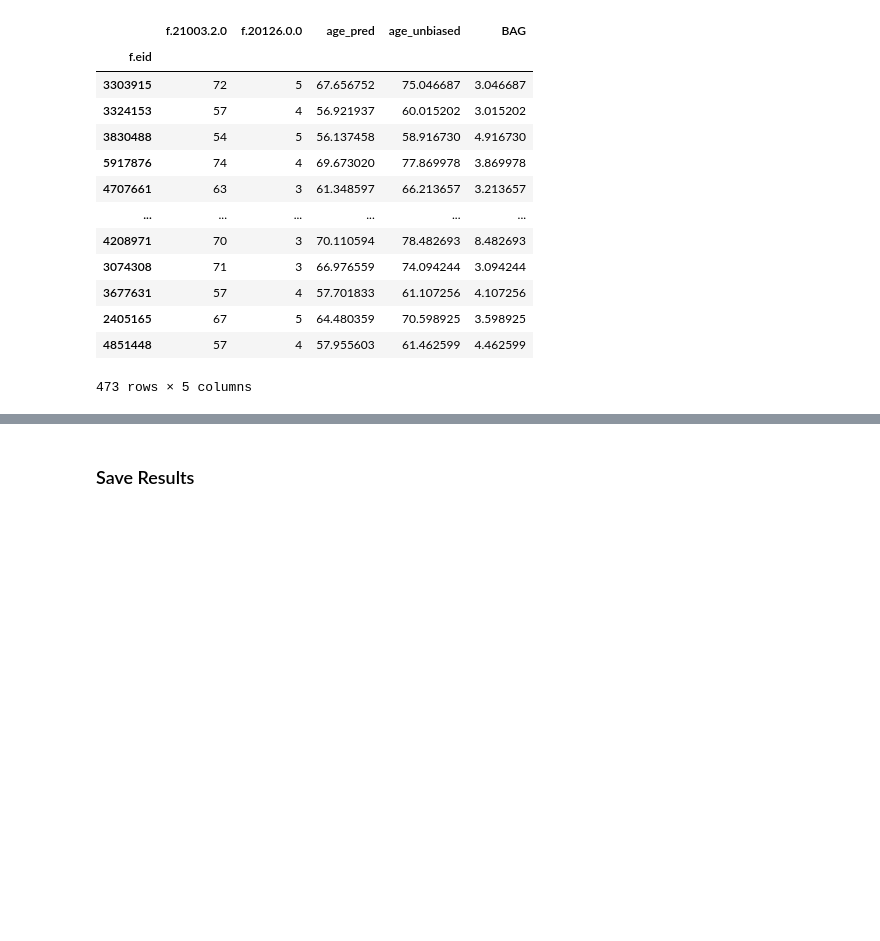
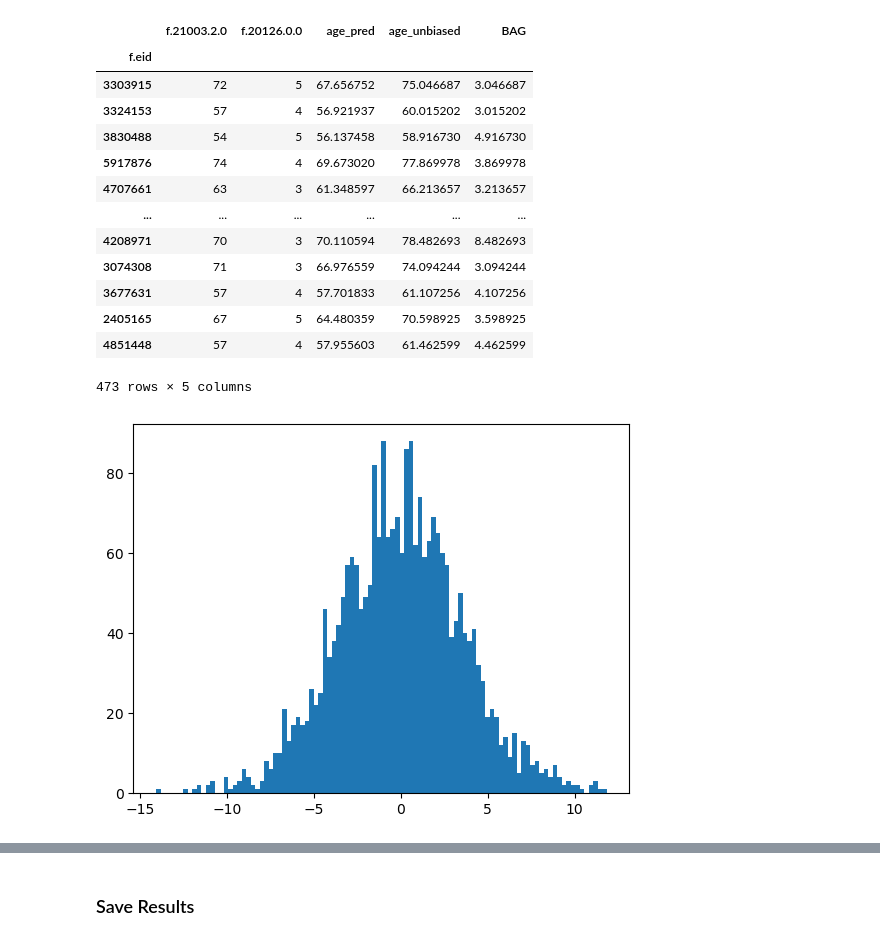
Before and after one commit to Arnoldzyf/ConGele_MSc, a Jupyter notebook: Inference_brain_age.ipynb, the cells around one changed output, grey strips where cells are left out. Cells and saved outputs as stored; diff of their text form; code cells hidden in the pictures; blank space fills up the shorter version.

```diff
--- a/Inference_brain_age.ipynb
+++ b/Inference_brain_age.ipynb
@@ -24,7 +39,8 @@ from sklearn.linear_model import LinearRegression
 # %% [markdown]
 # Obtain Data Info
 # %%
-data_info_df = pd.read_csv("./data_info/T1_MNI_20252_2_0.csv")
+data_info_df = pd.read_csv("./data_info/T1_MNI_20252_2_0/T1_MNI_20252_2_0.csv")
 
+print(len(data_info_df))
 print(f"max age: {data_info_df['f.21003.2.0'].max()}, min age: {data_info_df['f.21003.2.0'].min()},")
 # %% [output]
@@ -523,3 +566,9 @@ MDD_pred_df[MDD_pred_df["BAG"] > threshold]
 | 2405165 | 67 | 5 | 64.480359 | 70.598925 | 3.598925 |
 | 4851448 | 57 | 4 | 57.955603 | 61.462599 | 4.462599 |
 473 rows × 5 columns
+# %%
+plt.hist(MDD_pred_df["BAG"], 100)
+#plt.hist(MDD_pred_df[MDD_pred_df["f.20126.0.0"]==3.0]["BAG"], 100)
+plt.show()
+# %% [output]
+[figure, added]
```
Also changed, not shown: parts of 65 cells of this notebook, 9 other files.
